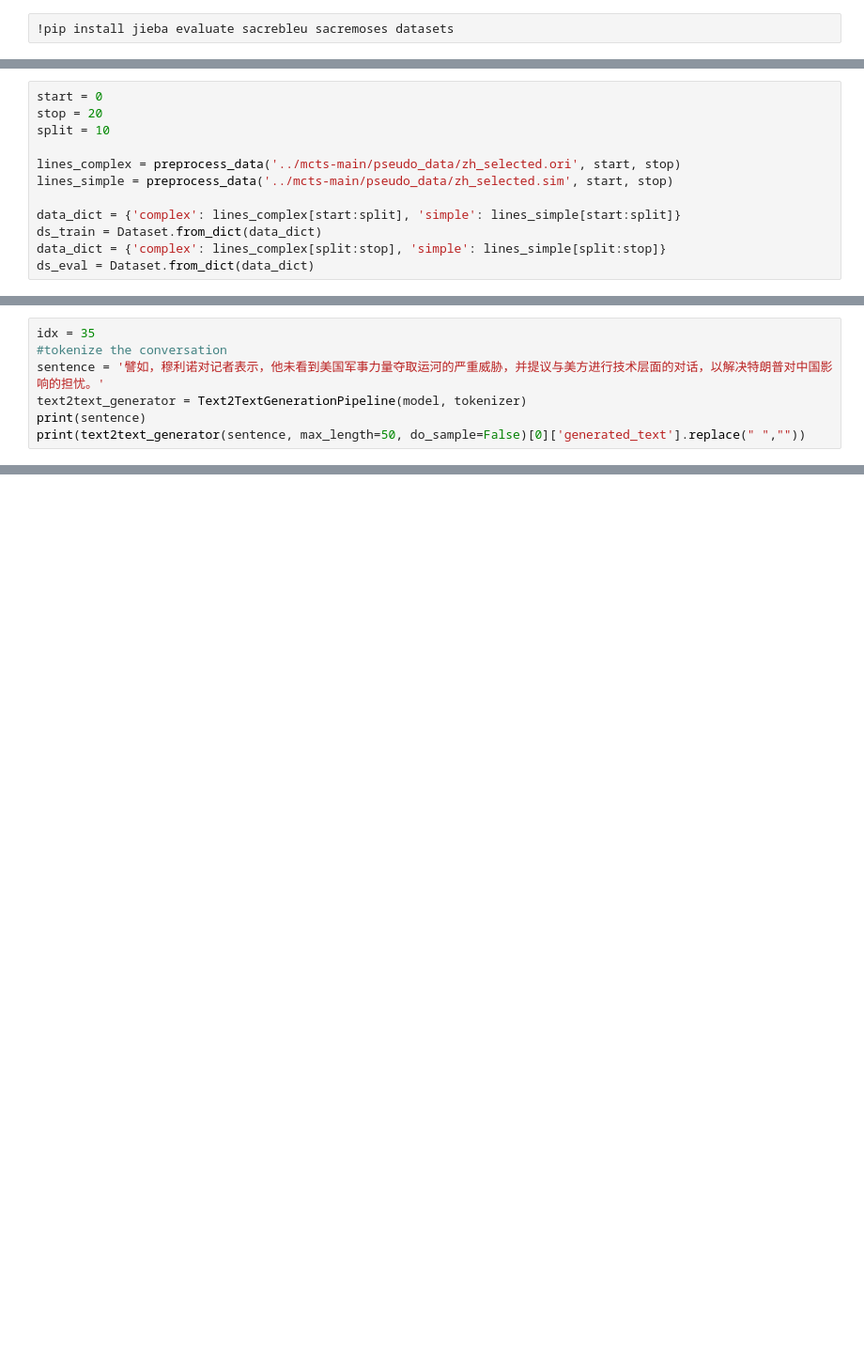
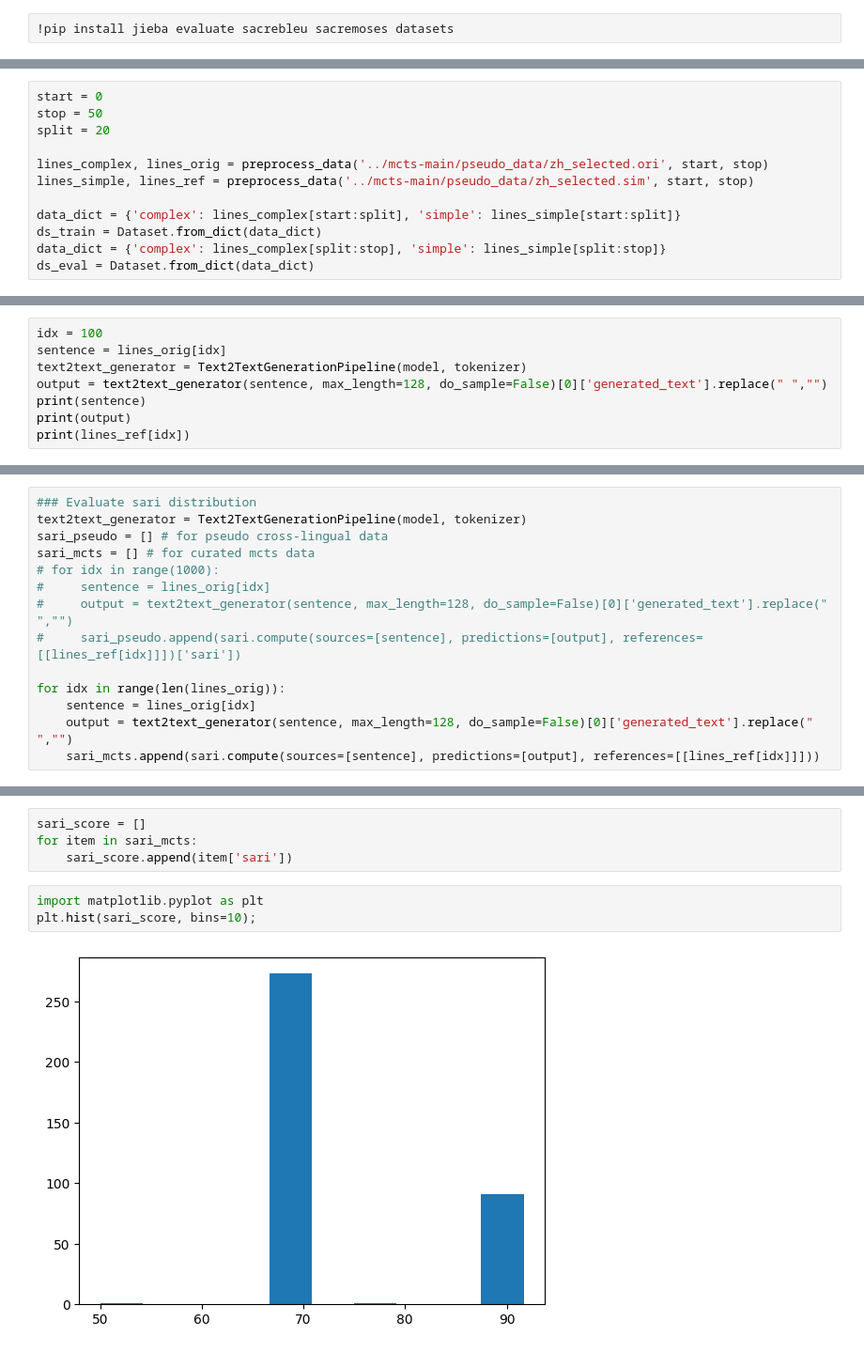
Before and after one commit to brianjohnson555/text_simplification, a Jupyter notebook: src/ts_with_bart.ipynb, the cells around one changed output, grey strips where cells are left out. Shown: that part at 94% size. Cells and saved outputs as stored; diff of their text form; blank space fills up the shorter version.

Commit message:
Updated model, SARI evaluation, new HSK level tokenization

```diff
--- a/src/ts_with_bart.ipynb
+++ b/src/ts_with_bart.ipynb
@@ -40,10 +60,10 @@ def preprocess_data(filename: str, start: int, stop: int):
 # %%
 start = 0
-stop = 20
-split = 10
+stop = 50
+split = 20
 
-lines_complex = preprocess_data('../mcts-main/pseudo_data/zh_selected.ori', start, stop)
-lines_simple = preprocess_data('../mcts-main/pseudo_data/zh_selected.sim', start, stop)
+lines_complex, lines_orig = preprocess_data('../mcts-main/pseudo_data/zh_selected.ori', start, stop)
+lines_simple, lines_ref = preprocess_data('../mcts-main/pseudo_data/zh_selected.sim', start, stop)
 
 data_dict = {'complex': lines_complex[start:split], 'simple': lines_simple[start:split]}
 ds_train = Dataset.from_dict(data_dict)
@@ -98,9 +161,10 @@ KeyboardInterrupt:
 # %%
-idx = 35
-#tokenize the conversation
-sentence = '譬如，穆利诺对记者表示，他未看到美国军事力量夺取运河的严重威胁，并提议与美方进行技术层面的对话，以解决特朗普对中国影响的担忧。'
+idx = 100
+sentence = lines_orig[idx]
 text2text_generator = Text2TextGenerationPipeline(model, tokenizer)
+output = text2text_generator(sentence, max_length=128, do_sample=False)[0]['generated_text'].replace(" ","")
 print(sentence)
-print(text2text_generator(sentence, max_length=50, do_sample=False)[0]['generated_text'].replace(" ",""))
+print(output)
+print(lines_ref[idx])
 # %% [output]
 Device set to use cpu
@@ -108,0 +185,14 @@ Device set to use cpu
+# %%
+### Evaluate sari distribution
+text2text_generator = Text2TextGenerationPipeline(model, tokenizer)
+sari_pseudo = [] # for pseudo cross-lingual data
+sari_mcts = [] # for curated mcts data
+# for idx in range(1000):
+#     sentence = lines_orig[idx]
+#     output = text2text_generator(sentence, max_length=128, do_sample=False)[0]['generated_text'].replace(" ","")
+#     sari_pseudo.append(sari.compute(sources=[sentence], predictions=[output], references=[[lines_ref[idx]]])['sari'])
+
+for idx in range(len(lines_orig)):
+    sentence = lines_orig[idx]
+    output = text2text_generator(sentence, max_length=128, do_sample=False)[0]['generated_text'].replace(" ","")
+    sari_mcts.append(sari.compute(sources=[sentence], predictions=[output], references=[[lines_ref[idx]]]))
@@ -108,0 +211,9 @@ Device set to use cpu
+# %%
+sari_score = []
+for item in sari_mcts:
+    sari_score.append(item['sari'])
+# %%
+import matplotlib.pyplot as plt
+plt.hist(sari_score, bins=10);
+# %% [output]
+[figure, added]
```
Also changed, not shown: parts of 23 cells of this notebook, 8 other files.
